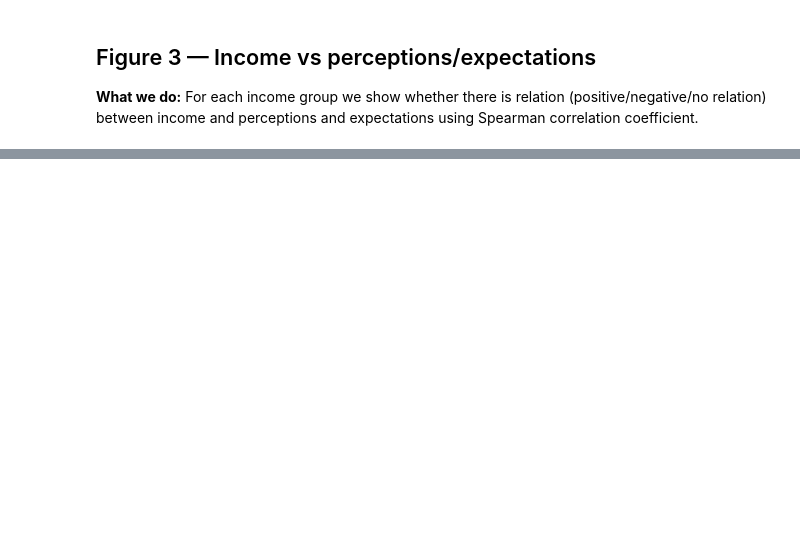
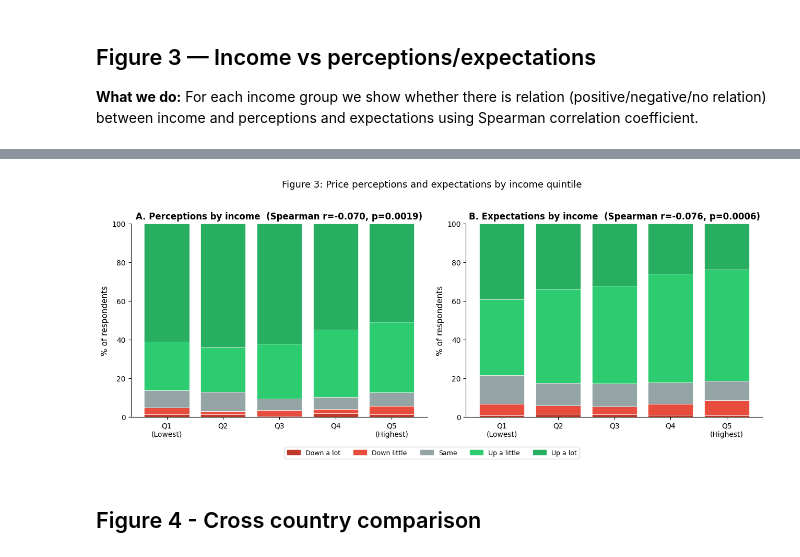
Before and after one commit to OGawrysiak/Inflation-case-study-statistics, a Jupyter notebook: graphs.ipynb, the cells around one changed output, grey strips where cells are left out. Cells and saved outputs as stored; diff of their text form; code cells hidden in the pictures; blank space fills up the shorter version.

```diff
--- a/graphs.ipynb
+++ b/graphs.ipynb
@@ -19,4 +19,7 @@ plt.rcParams['xtick.labelsize'] = 10
 plt.rcParams['ytick.labelsize'] = 10
 plt.rcParams['font.family'] = 'sans serif'
 
+ALPHA = 0.05
+
 print('Imports - successful!')
+print(f'Significance level (alpha) set to: {ALPHA}')
@@ -112,6 +90,7 @@ INCOME_SHORT = ['Q1\n(Lowest)', 'Q2', 'Q3', 'Q4', 'Q5\n(Highest)']
 AGE_ORDER = list(age_map.keys())
 PAST_SHORT = ['Down a lot', 'Down little', 'Same', 'Up a little', 'Up a lot']
 EXP_SHORT = ['Down a lot', 'Down a little', 'Same', 'Increase a little', 'Increase a lot']
+DIV_COLORS = ['#c0392b', '#e74c3c', '#95a5a6', '#2ecc71', '#27ae60']
 
 print('Setup test - successful' )
 #print("reduced:", df['reduced'].value_counts())
@@ -281,0 +243,36 @@ TEST 3: Pairwise Mann-Whitney U (Bonferroni corrected)
+# %%
+def plot_stacked(ax, x_col, y_col, x_order, x_labels, y_order, y_labels, title):
+    ct = pd.crosstab(df[x_col], df[y_col], normalize='index') * 100
+    ct = ct.reindex(index=x_order).reindex(columns=y_order, fill_value=0)
+    bottoms = np.zeros(len(x_order))
+    for cat, color, label in zip(y_order, DIV_COLORS, y_labels):
+        vals = ct[cat].values
+        ax.bar(x_labels, vals, bottom=bottoms, color=color, label=label,
+               edgecolor='white', linewidth=0.5)
+        bottoms += vals
+    ax.set_ylim(0, 100)
+    ax.set_ylabel('% of respondents')
+    ax.set_title(title, fontweight='bold')
+    ax.spines['top'].set_visible(False)
+    ax.spines['right'].set_visible(False)
+
+fig, axes = plt.subplots(1, 2, figsize=(13, 5))
+
+plot_stacked(axes[0], 'income', 'price_past', INCOME_ORDER, INCOME_SHORT,
+             PAST_ORDER, PAST_SHORT,
+             f'A. Perceptions by income  (Spearman r={r_past:.3f}, p={p_past:.4f})')
+
+plot_stacked(axes[1], 'income', 'price_exp', INCOME_ORDER, INCOME_SHORT,
+             EXP_ORDER, EXP_SHORT,
+             f'B. Expectations by income  (Spearman r={r_exp:.3f}, p={p_exp:.4f})')
+
+handles = [mpatches.Patch(color=c, label=l) for c, l in zip(DIV_COLORS, PAST_SHORT)]
+fig.legend(handles=handles, loc='lower center', ncol=5, bbox_to_anchor=(0.5, -0.06), fontsize=9)
+
+plt.suptitle('Figure 3: Price perceptions and expectations by income quintile', fontsize=13, y=1.02)
+plt.tight_layout()
+plt.show()
+# %% [output]
+[figure, added]
+# %% [markdown]
+## Figure 4 - Cross country comparison
```
Also changed, not shown: parts of 6 cells of this notebook.
